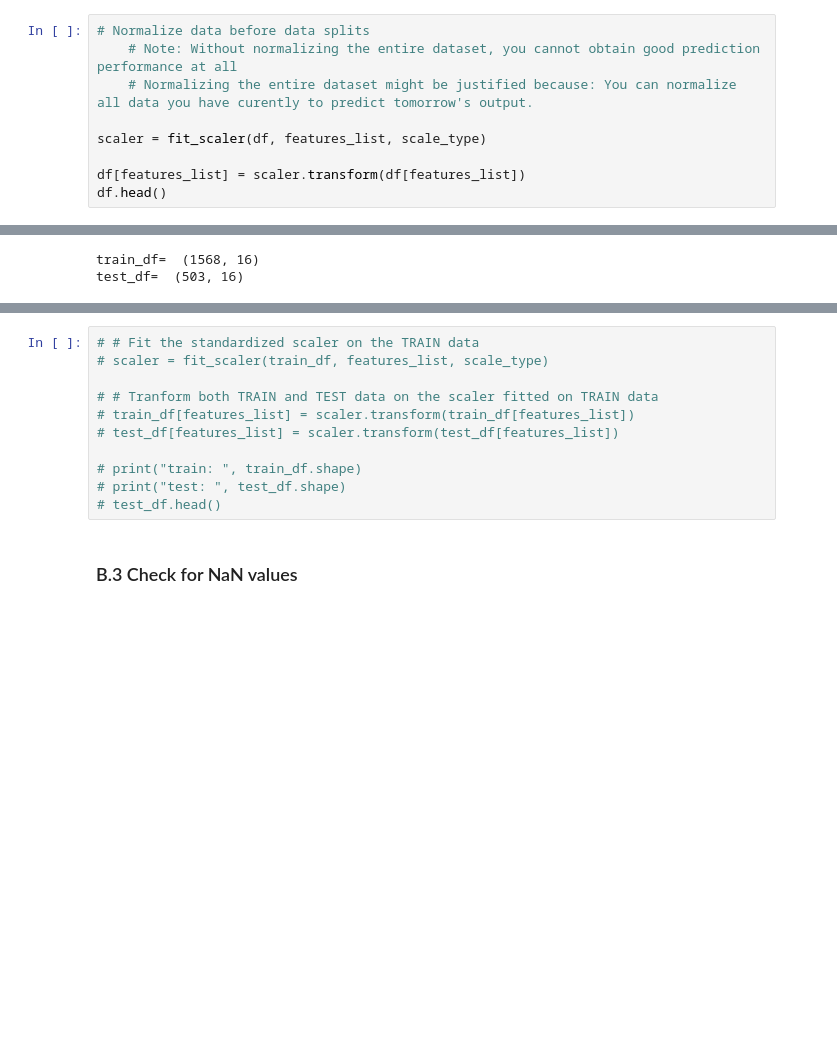
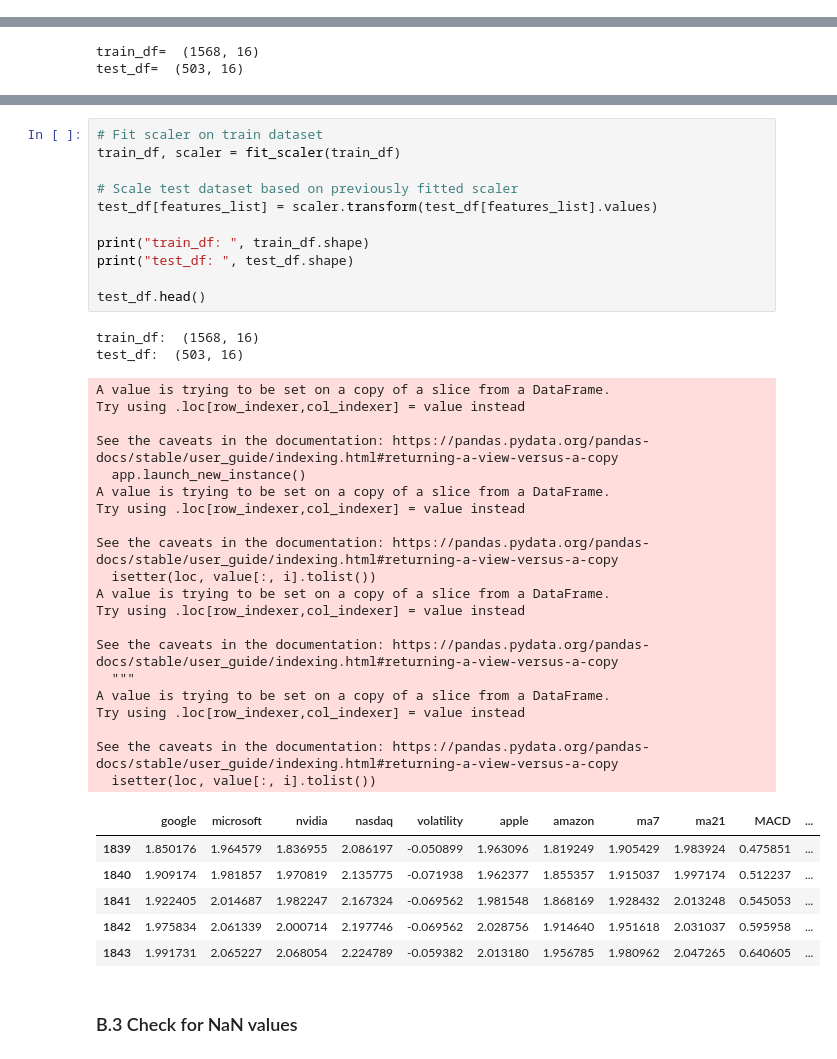
Before and after one commit to sallymoon10/Forecasting_daily_stock_prices, a Jupyter notebook: run/bidirectional_lstm_stocks.ipynb, the cells around one changed output, grey strips where cells are left out. Cells and saved outputs as stored; diff of their text form; blank space fills up the shorter version.

Commit message:
updated data split scaling

```diff
--- a/run/bidirectional_lstm_stocks.ipynb
+++ b/run/bidirectional_lstm_stocks.ipynb
@@ -302,9 +231,0 @@ def fit_scaler(train_df, features_list: list, scale_type: str):
-# %%
-# Normalize data before data splits
-    # Note: Without normalizing the entire dataset, you cannot obtain good prediction performance at all
-    # Normalizing the entire dataset might be justified because: You can normalize all data you have curently to predict tomorrow's output.
-
-scaler = fit_scaler(df, features_list, scale_type)
-
-df[features_list] = scaler.transform(df[features_list])
-df.head()
@@ -352,14 +292,43 @@ test_df=  (503, 16)
 # %%
-# # Fit the standardized scaler on the TRAIN data
-# scaler = fit_scaler(train_df, features_list, scale_type)
+# Fit scaler on train dataset
+train_df, scaler = fit_scaler(train_df)
 
-# # Tranform both TRAIN and TEST data on the scaler fitted on TRAIN data
-# train_df[features_list] = scaler.transform(train_df[features_list])
-# test_df[features_list] = scaler.transform(test_df[features_list])
+# Scale test dataset based on previously fitted scaler
+test_df[features_list] = scaler.transform(test_df[features_list].values)
 
-# print("train: ", train_df.shape)
-# print("test: ", test_df.shape)
-# test_df.head()
+print("train_df: ", train_df.shape)
+print("test_df: ", test_df.shape)
+
+test_df.head()
+# %% [output]
+train_df:  (1568, 16)
+test_df:  (503, 16)
+A value is trying to be set on a copy of a slice from a DataFrame.
+Try using .loc[row_indexer,col_indexer] = value instead
+
+See the caveats in the documentation: https://pandas.pydata.org/pandas-docs/stable/user_guide/indexing.html#returning-a-view-versus-a-copy
+  app.launch_new_instance()
+A value is trying to be set on a copy of a slice from a DataFrame.
+Try using .loc[row_indexer,col_indexer] = value instead
+
+See the caveats in the documentation: https://pandas.pydata.org/pandas-docs/stable/user_guide/indexing.html#returning-a-view-versus-a-copy
+  isetter(loc, value[:, i].tolist())
+A value is trying to be set on a copy of a slice from a DataFrame.
+Try using .loc[row_indexer,col_indexer] = value instead
+
+See the caveats in the documentation: https://pandas.pydata.org/pandas-docs/stable/user_guide/indexing.html#returning-a-view-versus-a-copy
+  """
+A value is trying to be set on a copy of a slice from a DataFrame.
+Try using .loc[row_indexer,col_indexer] = value instead
+
+See the caveats in the documentation: https://pandas.pydata.org/pandas-docs/stable/user_guide/indexing.html#returning-a-view-versus-a-copy
+  isetter(loc, value[:, i].tolist())
+|  | google | microsoft | nvidia | nasdaq | volatility | apple | amazon | ma7 | ma21 | MACD | ... |
+| 1839 | 1.850176 | 1.964579 | 1.836955 | 2.086197 | -0.050899 | 1.963096 | 1.819249 | 1.905429 | 1.983924 | 0.475851 | ... |
+| 1840 | 1.909174 | 1.981857 | 1.970819 | 2.135775 | -0.071938 | 1.962377 | 1.855357 | 1.915037 | 1.997174 | 0.512237 | ... |
+| 1841 | 1.922405 | 2.014687 | 1.982247 | 2.167324 | -0.069562 | 1.981548 | 1.868169 | 1.928432 | 2.013248 | 0.545053 | ... |
+| 1842 | 1.975834 | 2.061339 | 2.000714 | 2.197746 | -0.069562 | 2.028756 | 1.914640 | 1.951618 | 2.031037 | 0.595958 | ... |
+| 1843 | 1.991731 | 2.065227 | 2.068054 | 2.224789 | -0.059382 | 2.013180 | 1.956785 | 1.980962 | 2.047265 | 0.640605 | ... |
 # %% [markdown]
 ### B.3 Check for NaN values
 # %%
```
Also changed, not shown: parts of 15 cells of this notebook.
